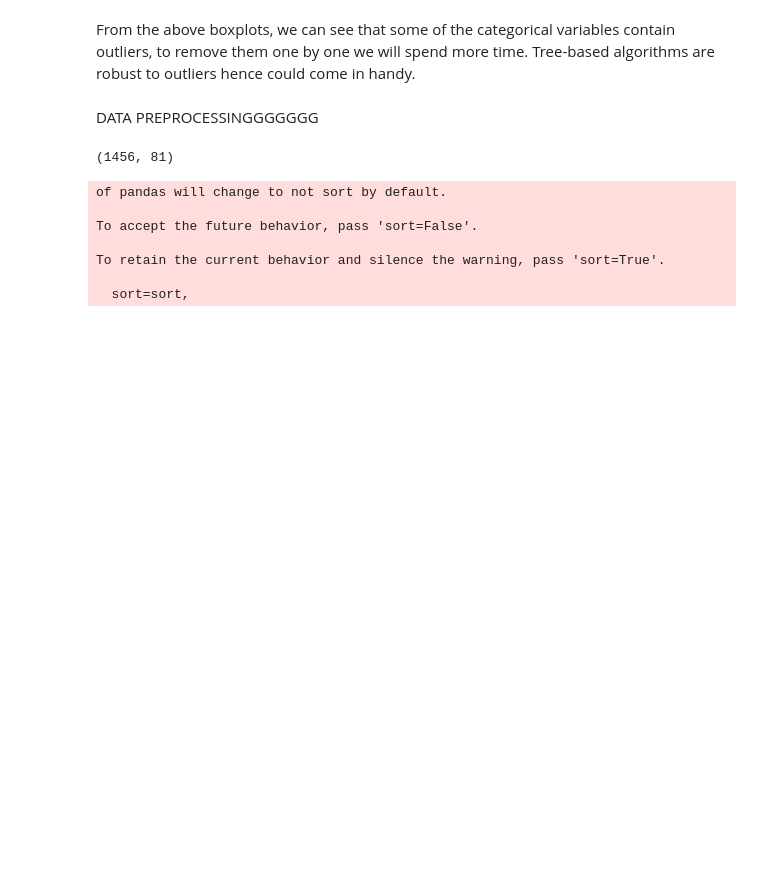
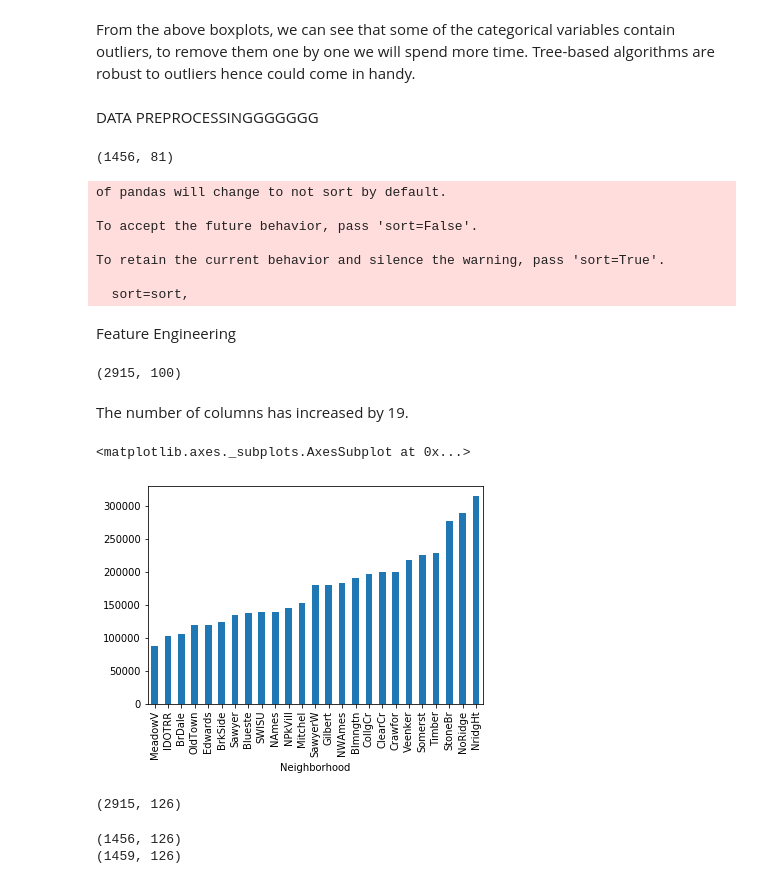
Before and after one commit to Tubbswilliam/Data-Science, a Jupyter notebook: KaggleHousePrediction.ipynb, the cells around one changed output. Drawn from its saved outputs; the diff is of its cells as text; code cells hidden in the pictures; blank space fills up the shorter version.

Commit message:
Feature engineering phase

```diff
--- a/KaggleHousePrediction.ipynb
+++ b/KaggleHousePrediction.ipynb
@@ -339,3 +339,5 @@ alldata["BsmtHalfBath"].fillna(0, inplace=True)
 alldata["GarageCars"].fillna(0, inplace=True)
 alldata["GarageYrBlt"].fillna(0.0, inplace=True)
 alldata["PoolArea"].fillna(0, inplace=True)
+# %% [markdown]
+Feature Engineering
@@ -341,0 +374,51 @@ alldata["PoolArea"].fillna(0, inplace=True)
+# %%
+alldata.shape
+# %% [output]
+(2915, 100)
+# %% [markdown]
+The number of columns has increased by 19.
+# %%
+#combining the train and test files to create a parallel alldata2 file
+alldata2 = train.append(test)
+
+alldata["SaleCondition_PriceDown"] = alldata2.SaleCondition.replace({'Abnorml': 1, 'Alloca': 1, 'AdjLand': 1, 'Family': 1, 'Normal': 0, 'Partial': 0})
+
+# house completed before sale or not
+alldata["BoughtOffPlan"] = alldata2.SaleCondition.replace({"Abnorml" : 0, "Alloca" : 0, "AdjLand" : 0, "Family" : 0, "Normal" : 0, "Partial" : 1})
+alldata["BadHeating"] = alldata2.HeatingQC.replace({'Ex': 0, 'Gd': 0, 'TA': 0, 'Fa': 1, 'Po': 1})
+# %%
+#calculating total area using all area columns
+area_cols = ['LotFrontage', 'LotArea', 'MasVnrArea', 'BsmtFinSF1', 'BsmtFinSF2', 'BsmtUnfSF','TotalBsmtSF', '1stFlrSF', '2ndFlrSF',
+             'GrLivArea', 'GarageArea', 'WoodDeckSF','OpenPorchSF', 'EnclosedPorch', '3SsnPorch', 'ScreenPorch',
+             'LowQualFinSF', 'PoolArea' ]
+
+alldata["TotalArea"] = alldata[area_cols].sum(axis=1)
+alldata["TotalArea1st2nd"] = alldata["1stFlrSF"] + alldata["2ndFlrSF"]
+alldata["Age"] = 2010 - alldata["YearBuilt"]
+alldata["TimeSinceSold"] = 2010 - alldata["YrSold"]
+alldata["SeasonSold"] = alldata["MoSold"].map({12:0, 1:0, 2:0, 3:1, 4:1, 5:1, 6:2, 7:2, 8:2, 9:3, 10:3, 11:3}).astype(int)
+alldata["YearsSinceRemodel"] = alldata["YrSold"] - alldata["YearRemodAdd"]
+
+# Simplifications of existing features into bad/average/good based on counts
+alldata["SimplOverallQual"] = alldata.OverallQual.replace({1 : 1, 2 : 1, 3 : 1, 4 : 2, 5 : 2, 6 : 2, 7 : 3, 8 : 3, 9 : 3, 10 : 3})
+alldata["SimplOverallCond"] = alldata.OverallCond.replace({1 : 1, 2 : 1, 3 : 1, 4 : 2, 5 : 2, 6 : 2, 7 : 3, 8 : 3, 9 : 3, 10 : 3})
+alldata["SimplPoolQC"] = alldata.PoolQC.replace({1 : 1, 2 : 1, 3 : 2, 4 : 2})
+alldata["SimplGarageCond"] = alldata.GarageCond.replace({1 : 1, 2 : 1, 3 : 1, 4 : 2, 5 : 2})
+alldata["SimplGarageQual"] = alldata.GarageQual.replace({1 : 1, 2 : 1, 3 : 1, 4 : 2, 5 : 2})
+alldata["SimplFireplaceQu"] = alldata.FireplaceQu.replace({1 : 1, 2 : 1, 3 : 1, 4 : 2, 5 : 2})
+alldata["SimplFireplaceQu"] = alldata.FireplaceQu.replace({1 : 1, 2 : 1, 3 : 1, 4 : 2, 5 : 2})
+alldata["SimplFunctional"] = alldata.Functional.replace({1 : 1, 2 : 1, 3 : 2, 4 : 2, 5 : 3, 6 : 3, 7 : 3, 8 : 4})
+alldata["SimplKitchenQual"] = alldata.KitchenQual.replace({1 : 1, 2 : 1, 3 : 1, 4 : 2, 5 : 2})
+alldata["SimplHeatingQC"] = alldata.HeatingQC.replace({1 : 1, 2 : 1, 3 : 1, 4 : 2, 5 : 2})
+alldata["SimplBsmtFinType1"] = alldata.BsmtFinType1.replace({1 : 1, 2 : 1, 3 : 1, 4 : 2, 5 : 2, 6 : 2})
+alldata["SimplBsmtFinType2"] = alldata.BsmtFinType2.replace({1 : 1, 2 : 1, 3 : 1, 4 : 2, 5 : 2, 6 : 2})
+alldata["SimplBsmtCond"] = alldata.BsmtCond.replace({1 : 1, 2 : 1, 3 : 1, 4 : 2, 5 : 2})
+alldata["SimplBsmtQual"] = alldata.BsmtQual.replace({1 : 1, 2 : 1, 3 : 1, 4 : 2, 5 : 2})
+alldata["SimplExterCond"] = alldata.ExterCond.replace({1 : 1, 2 : 1, 3 : 1, 4 : 2, 5 : 2})
+alldata["SimplExterQual"] = alldata.ExterQual.replace({1 : 1, 2 : 1, 3 : 1, 4 : 2, 5 : 2})
+
+#grouping neighborhood variable based on this plot
+train['SalePrice'].groupby(train['Neighborhood']).median().sort_values().plot(kind='bar')
+# %% [output]
+<matplotlib.axes._subplots.AxesSubplot at 0x...>
+[figure, added]
@@ -341,0 +446,4 @@ alldata["PoolArea"].fillna(0, inplace=True)
+# %%
+alldata.shape
+# %% [output]
+(2915, 126)
@@ -341,0 +455,6 @@ alldata["PoolArea"].fillna(0, inplace=True)
+# %%
+print(train_new.shape)
+print(test_new.shape)
+# %% [output]
+(1456, 126)
+(1459, 126)
```
Also changed, not shown: parts of 14 cells of this notebook.
